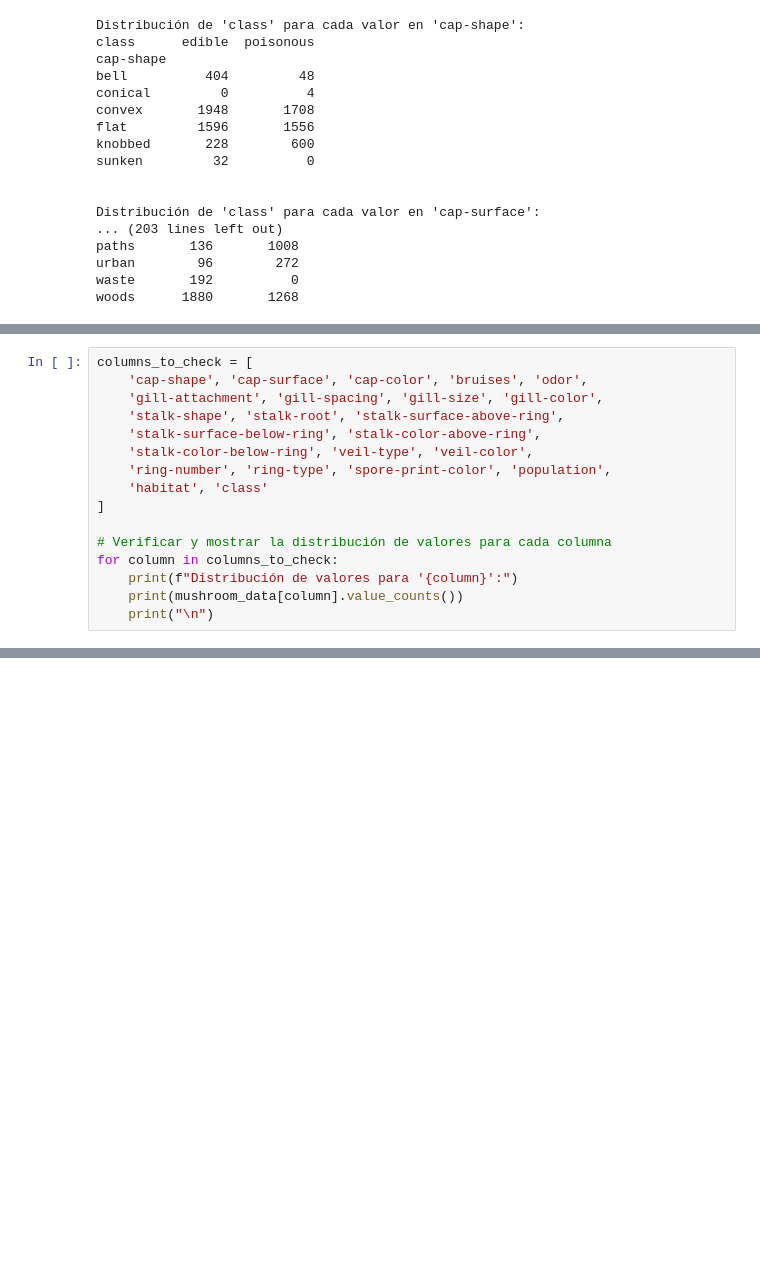
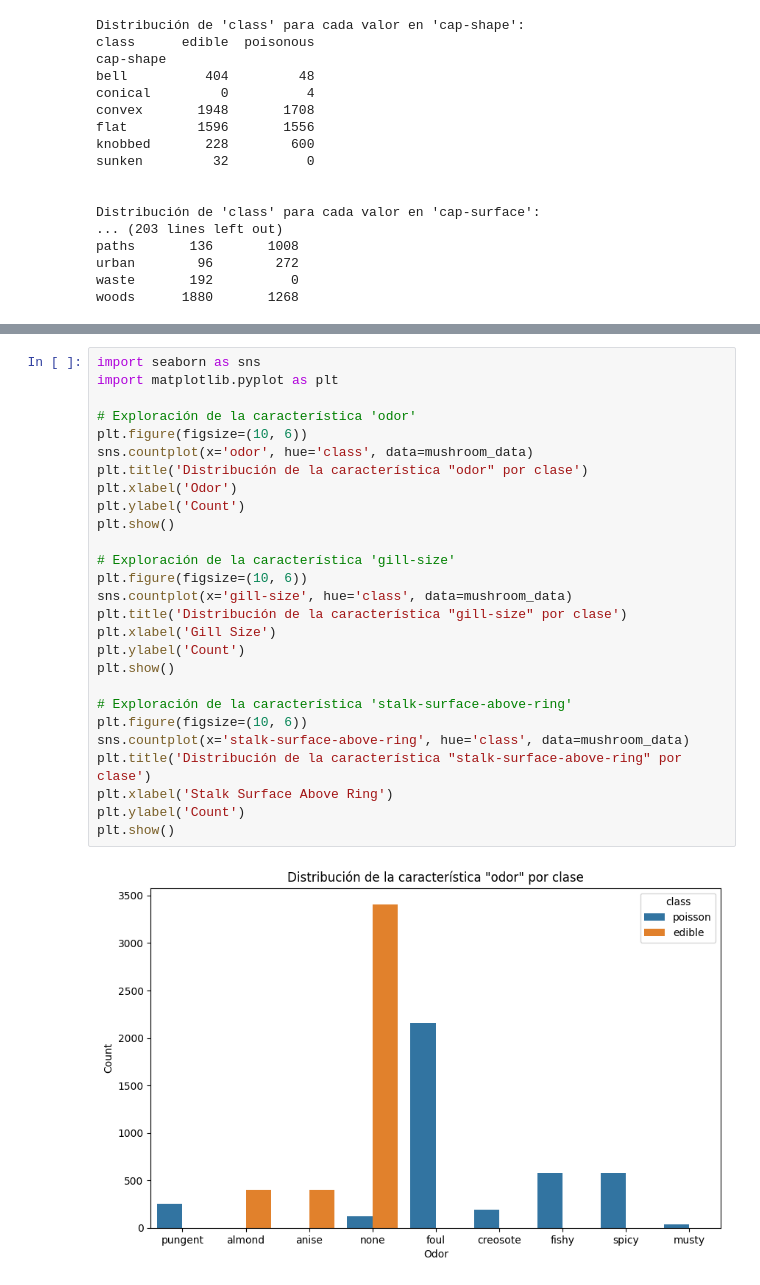
Before and after one commit to bringol/IA_TP_GRUPO_2, a Jupyter notebook: Dataset_no_me_comas.ipynb, the cells around one changed output, grey strips where cells are left out. Cells and saved outputs as stored; diff of their text form; blank space fills up the shorter version.

```diff
--- a/Dataset_no_me_comas.ipynb
+++ b/Dataset_no_me_comas.ipynb
@@ -181,16 +184,0 @@ sunken                       32.0                       0.0
-# %%
-columns_to_check = [
-    'cap-shape', 'cap-surface', 'cap-color', 'bruises', 'odor',
-    'gill-attachment', 'gill-spacing', 'gill-size', 'gill-color',
-    'stalk-shape', 'stalk-root', 'stalk-surface-above-ring',
-    'stalk-surface-below-ring', 'stalk-color-above-ring',
-    'stalk-color-below-ring', 'veil-type', 'veil-color',
-    'ring-number', 'ring-type', 'spore-print-color', 'population',
-    'habitat', 'class'
-]
-
-# Verificar y mostrar la distribución de valores para cada columna
-for column in columns_to_check:
-    print(f"Distribución de valores para '{column}':")
-    print(mushroom_data[column].value_counts())
-    print("\n")
@@ -453,0 +869,29 @@ Dataset preprocesado:
+# %%
+import seaborn as sns
+import matplotlib.pyplot as plt
+
+# Exploración de la característica 'odor'
+plt.figure(figsize=(10, 6))
+sns.countplot(x='odor', hue='class', data=mushroom_data)
+plt.title('Distribución de la característica "odor" por clase')
+plt.xlabel('Odor')
+plt.ylabel('Count')
+plt.show()
+
+# Exploración de la característica 'gill-size'
+plt.figure(figsize=(10, 6))
+sns.countplot(x='gill-size', hue='class', data=mushroom_data)
+plt.title('Distribución de la característica "gill-size" por clase')
+plt.xlabel('Gill Size')
+plt.ylabel('Count')
+plt.show()
+
+# Exploración de la característica 'stalk-surface-above-ring'
+plt.figure(figsize=(10, 6))
+sns.countplot(x='stalk-surface-above-ring', hue='class', data=mushroom_data)
+plt.title('Distribución de la característica "stalk-surface-above-ring" por clase')
+plt.xlabel('Stalk Surface Above Ring')
+plt.ylabel('Count')
+plt.show()
+# %% [output]
+[figure, added]
```
Also changed, not shown: parts of 65 cells of this notebook.
